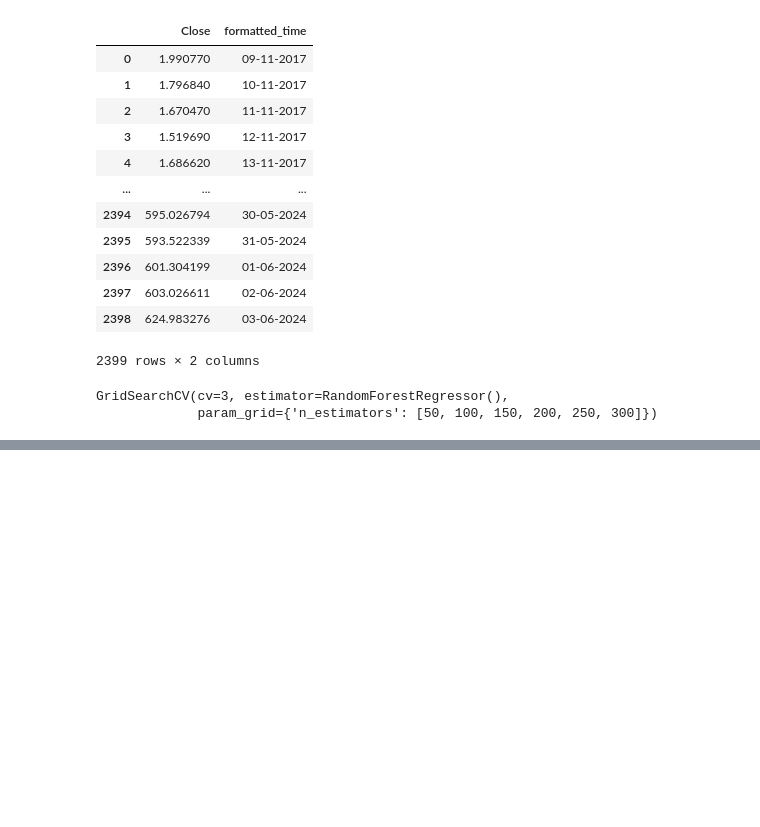
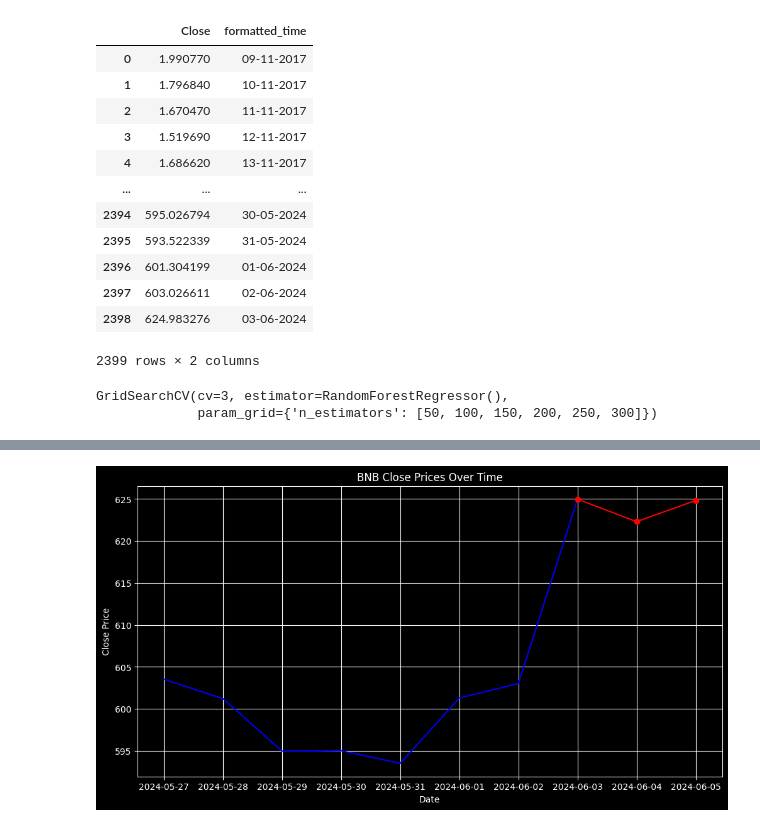
Before and after one commit to SWAGATSWAROOP/HackBrokers, a Jupyter notebook: backend-python/crypto/bnb.ipynb, the cells around one changed output, grey strips where cells are left out. Saved outputs shown, nothing was run; the diff lists cells and outputs as text; code cells hidden in the pictures; blank space fills up the shorter version.

```diff
--- a/backend-python/crypto/bnb.ipynb
+++ b/backend-python/crypto/bnb.ipynb
@@ -143,3 +172,50 @@ for i in range(2):
 import pickle
 with open('bnb.pkl', 'wb') as f:
     pickle.dump(best_rf, f)
+# %%
+import pandas as pd
+import pickle
+import pandas_ta as ta
+from datetime import timedelta
+import matplotlib.pyplot as plt
+
+def file(Type):
+    if Type == 'bnb':
+        df = pd.read_csv('bnb.csv', usecols=['Date', 'Close'])
+        with open('bnb.pkl', 'rb') as f:
+            model = pickle.load(f)
+        df['Date'] = pd.to_datetime(df['Date'], infer_datetime_format=True)
+        for i in range(2):
+            sma = ta.sma(df['Close'], length=5).iloc[-1]
+            ema = ta.ema(df['Close'], length=5).iloc[-1]
+            rsi = ta.rsi(df['Close'], length=14).iloc[-1]
+            new_close = model.predict([[sma, ema, rsi]])
+            new_date = df['Date'].iloc[-1] + timedelta(days=1)
+            new_row = {
+                "Date": new_date,
+                "Close": new_close[0],  # Assuming the model returns an array
+                "SMA": sma,
+                "EMA": ema,
+                "RSI": rsi
+            }
+            df = pd.concat([df, pd.DataFrame([new_row])], ignore_index=True)
+        last_10_days = df.tail(10)
+        print(last_10_days)
+
+        # Plotting the graph
+        plt.style.use('dark_background')
+        plt.figure(figsize=(12, 6))
+        # Plot all but the last two points
+        plt.plot(last_10_days['Date'][:-2], last_10_days['Close'][:-2], linestyle='-', color='b')
+
+        # Highlight the last two points
+        plt.plot(last_10_days['Date'][-3:], last_10_days['Close'][-3:], linestyle='-', color='r', marker='o')
+        plt.title('BNB Close Prices Over Time')
+        plt.xlabel('Date')
+        plt.ylabel('Close Price')
+        plt.grid(True)
+        plt.show()
+
+# Call the function with 'bnb'
+file('bnb')
+# %% [output]
@@ -145,0 +233 @@ with open('bnb.pkl', 'wb') as f:
+[figure, added]
```
Also changed, not shown: parts of 6 cells of this notebook, 4 other files.
